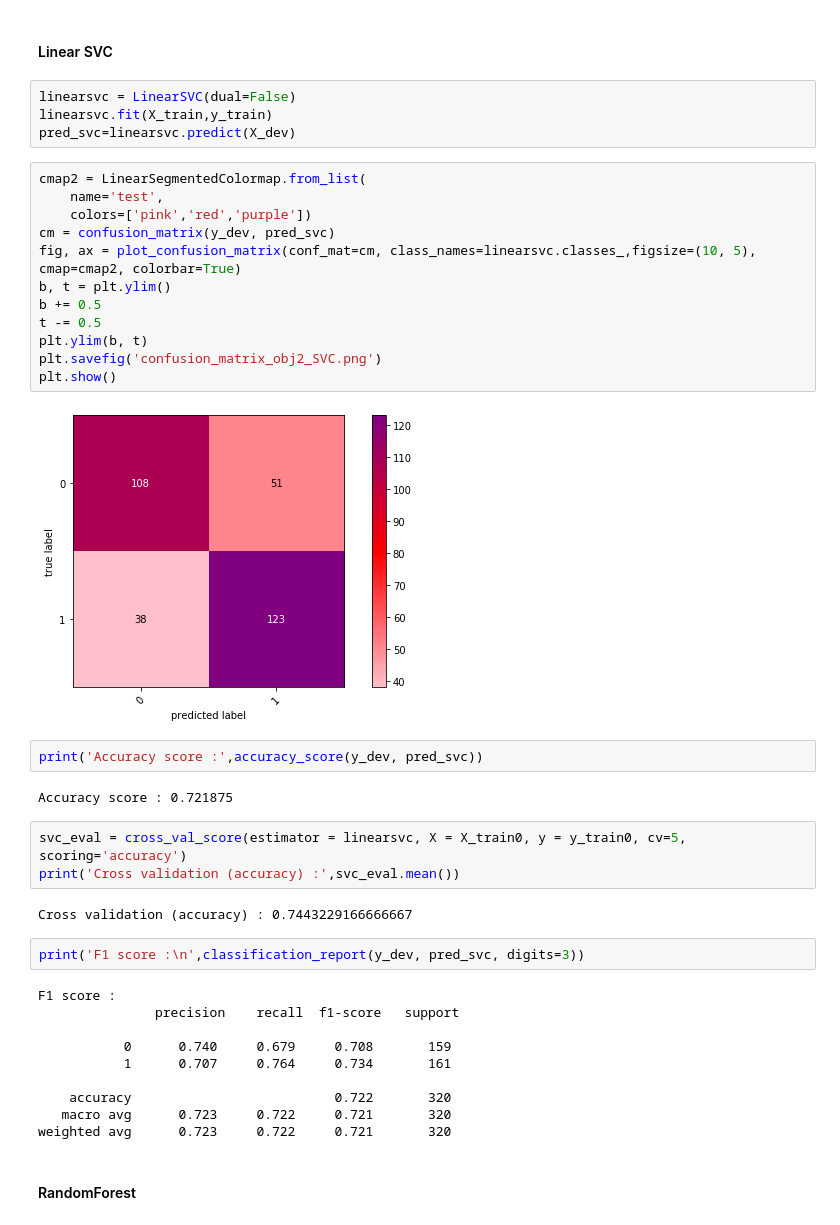
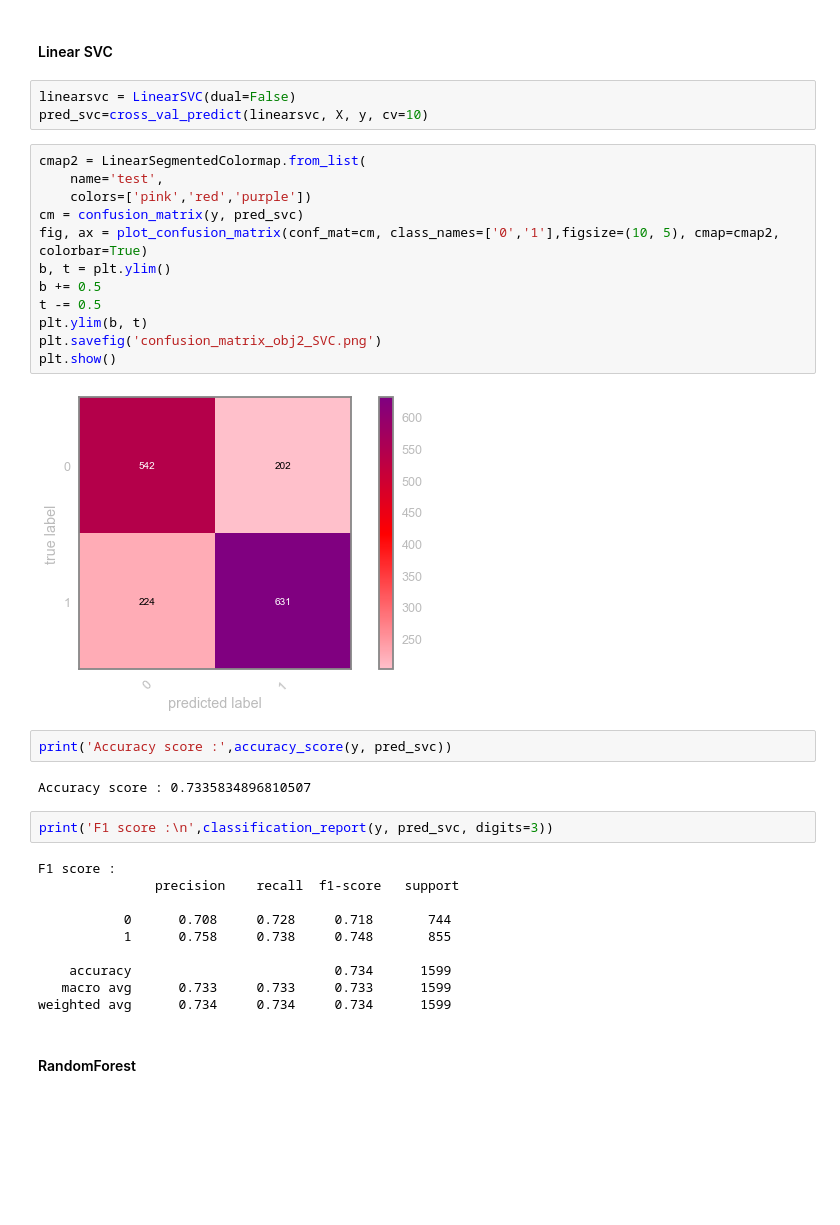
Before and after one commit to alinedebenath/ironhack-datalabs-dataparis0619-pt, a Jupyter notebook: module-3/supervised-learning-project/your-code/my_code.ipynb, the cells around one changed output. Cells and saved outputs as stored; diff of their text form; blank space fills up the shorter version.

```diff
--- a/module-3/supervised-learning-project/your-code/my_code.ipynb
+++ b/module-3/supervised-learning-project/your-code/my_code.ipynb
@@ -329,44 +399,38 @@ X_test.shape
 ### Modèles et prédictions
 # %% [markdown]
 #### Linear SVC
-# %%
-linearsvc = LinearSVC(dual=False)
-linearsvc.fit(X_train,y_train)
-pred_svc=linearsvc.predict(X_dev)
+# %%
+linearsvc = LinearSVC(dual=False)
+pred_svc=cross_val_predict(linearsvc, X, y, cv=10)
 # %%
 cmap2 = LinearSegmentedColormap.from_list(
     name='test',
     colors=['pink','red','purple'])
-cm = confusion_matrix(y_dev, pred_svc)
-fig, ax = plot_confusion_matrix(conf_mat=cm, class_names=linearsvc.classes_,figsize=(10, 5), cmap=cmap2, colorbar=True)
+cm = confusion_matrix(y, pred_svc)
+fig, ax = plot_confusion_matrix(conf_mat=cm, class_names=['0','1'],figsize=(10, 5), cmap=cmap2, colorbar=True)
 b, t = plt.ylim()
 b += 0.5
 t -= 0.5
 plt.ylim(b, t)
 plt.savefig('confusion_matrix_obj2_SVC.png')
 plt.show()
 # %% [output]
-[figure, old version]
+[figure, new version]
 # %%
-print('Accuracy score :',accuracy_score(y_dev, pred_svc))
+print('Accuracy score :',accuracy_score(y, pred_svc))
 # %% [output]
-Accuracy score : 0.721875
+Accuracy score : 0.7335834896810507
-# %%
-svc_eval = cross_val_score(estimator = linearsvc, X = X_train0, y = y_train0, cv=5, scoring='accuracy')
-print('Cross validation (accuracy) :',svc_eval.mean())
-# %% [output]
-Cross validation (accuracy) : 0.7443229166666667
 # %%
-print('F1 score :\n',classification_report(y_dev, pred_svc, digits=3))
+print('F1 score :\n',classification_report(y, pred_svc, digits=3))
 # %% [output]
 F1 score :
                precision    recall  f1-score   support
 
-           0      0.740     0.679     0.708       159
-           1      0.707     0.764     0.734       161
+           0      0.708     0.728     0.718       744
+           1      0.758     0.738     0.748       855
 
-    accuracy                          0.722       320
-   macro avg      0.723     0.722     0.721       320
-weighted avg      0.723     0.722     0.721       320
+    accuracy                          0.734      1599
+   macro avg      0.733     0.733     0.733      1599
+weighted avg      0.734     0.734     0.734      1599
 # %% [markdown]
 #### RandomForest
```
Also changed, not shown: parts of 78 cells of this notebook.
